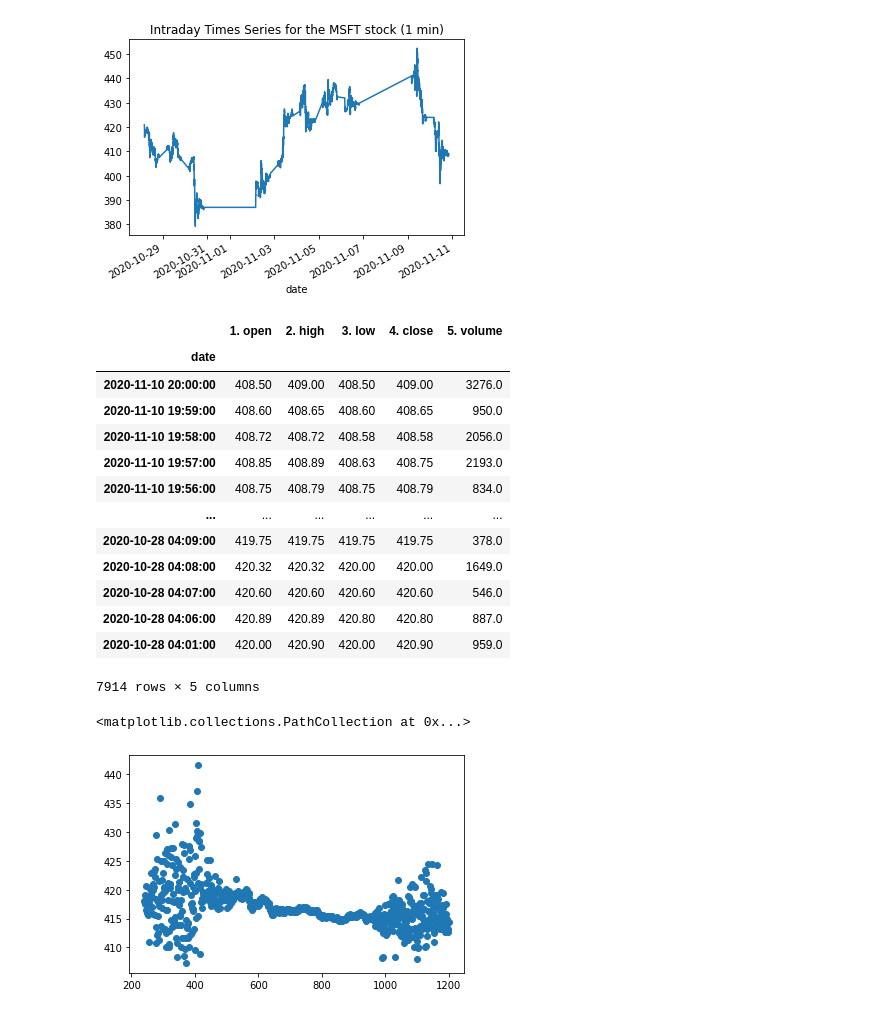
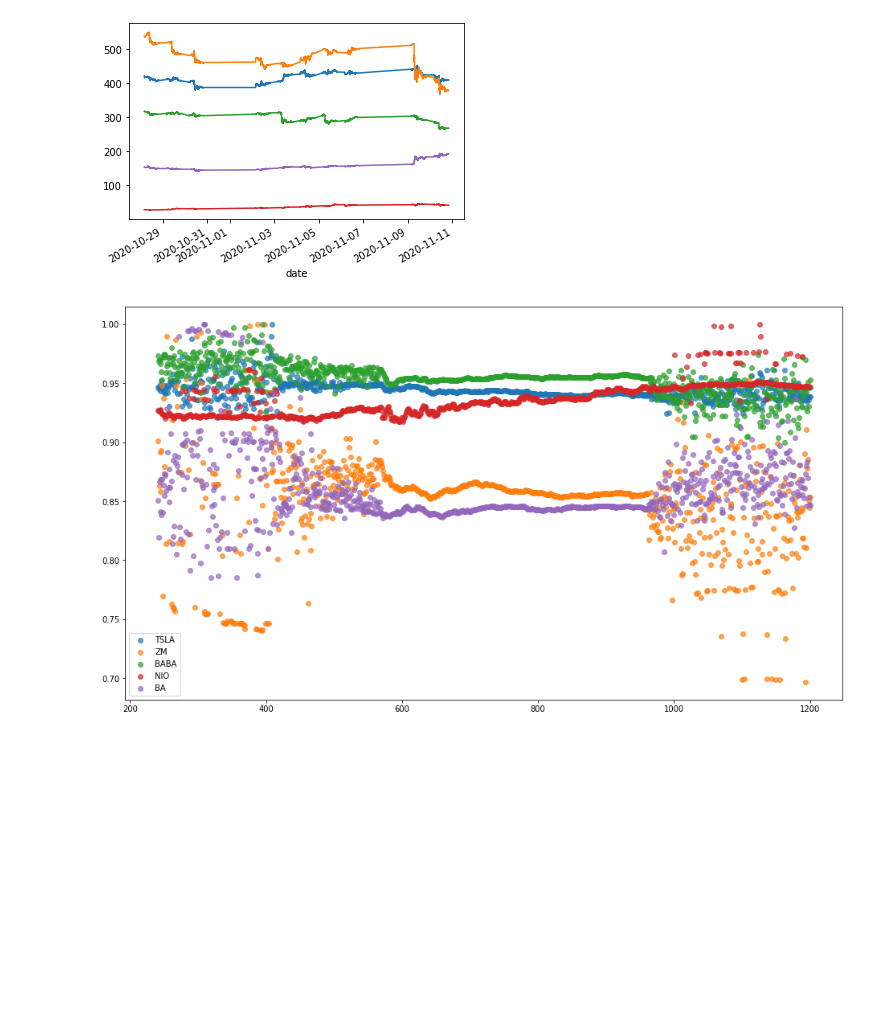
Before and after one commit to jorislimonier/stock_market_minute_price, a Jupyter notebook: best_day.ipynb, the cells around one changed output. Cells and saved outputs as stored; diff of their text form; code cells hidden in the pictures; blank space fills up the shorter version.

Commit message:
Visualization added, allow for multiple stocks

```diff
--- a/best_day.ipynb
+++ b/best_day.ipynb
@@ -9,36 +9,30 @@ import matplotlib.pyplot as plt
 # %%
 API_KEY = os.environ["ALPHA_VANTAGE_API_KEY"] # Your alpha vantage api key goes here
 ts = TimeSeries(key=API_KEY, output_format='pandas')
 
-data, meta_data = ts.get_intraday(symbol='TSLA',interval='1min', outputsize='full')
-data['4. close'].plot()
-plt.title('Intraday Times Series for the MSFT stock (1 min)')
-plt.show()
-data
+tickers = ['TSLA', 'ZM', 'BABA', 'NIO', 'BA']
+all_data = {}
+
+for ticker in tickers:
+    data, meta_data = ts.get_intraday(symbol=[ticker],interval='1min', outputsize='full')
+    data['4. close'].plot()
+    all_data[ticker] = data
 # %% [output]
-[figure, old version]
+[figure, new version]
-|  | 1. open | 2. high | 3. low | 4. close | 5. volume |
-| date |  |  |  |  |  |
-| 2020-11-10 20:00:00 | 408.50 | 409.00 | 408.50 | 409.00 | 3276.0 |
-| 2020-11-10 19:59:00 | 408.60 | 408.65 | 408.60 | 408.65 | 950.0 |
-| 2020-11-10 19:58:00 | 408.72 | 408.72 | 408.58 | 408.58 | 2056.0 |
-| 2020-11-10 19:57:00 | 408.85 | 408.89 | 408.63 | 408.75 | 2193.0 |
-| 2020-11-10 19:56:00 | 408.75 | 408.79 | 408.75 | 408.79 | 834.0 |
-| ... | ... | ... | ... | ... | ... |
-| 2020-10-28 04:09:00 | 419.75 | 419.75 | 419.75 | 419.75 | 378.0 |
-| 2020-10-28 04:08:00 | 420.32 | 420.32 | 420.00 | 420.00 | 1649.0 |
-| 2020-10-28 04:07:00 | 420.60 | 420.60 | 420.60 | 420.60 | 546.0 |
-| 2020-10-28 04:06:00 | 420.89 | 420.89 | 420.80 | 420.80 | 887.0 |
-| 2020-10-28 04:01:00 | 420.00 | 420.90 | 420.00 | 420.90 | 959.0 |
-7914 rows × 5 columns
 # %%
-close = data['4. close'].copy()
-close.index = 60 * close.index.hour + close.index.minute
-close = close.reset_index()
+plt.figure(figsize=(16,9))
+for ticker in tickers:
+    data = all_data[ticker]
+    close = data['4. close'].copy()
+    close.index = 60 * close.index.hour + close.index.minute
+    close = close.reset_index()
 
-min_mean = close.groupby('date').mean()
+    minute_mean = close.groupby('date').mean().copy()
+    minute_mean /= np.amax(minute_mean)
+    plt.scatter(minute_mean.index, minute_mean, alpha=0.7)
+    plt.legend(tickers)
+#     plt.show()
 
-plt.scatter(min_mean.index, min_mean)
+close['4. close'] /= np.amax(close['4. close'])
 # %% [output]
-<matplotlib.collections.PathCollection at 0x...>
-[figure, old version]
+[figure, new version]
```
